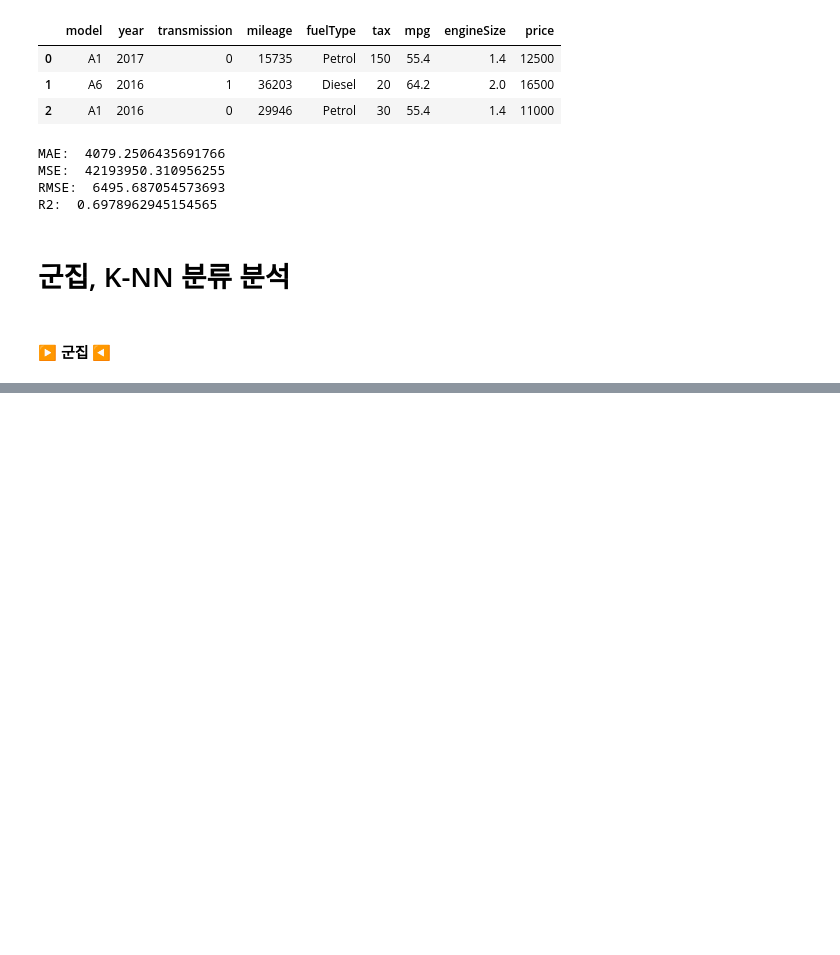
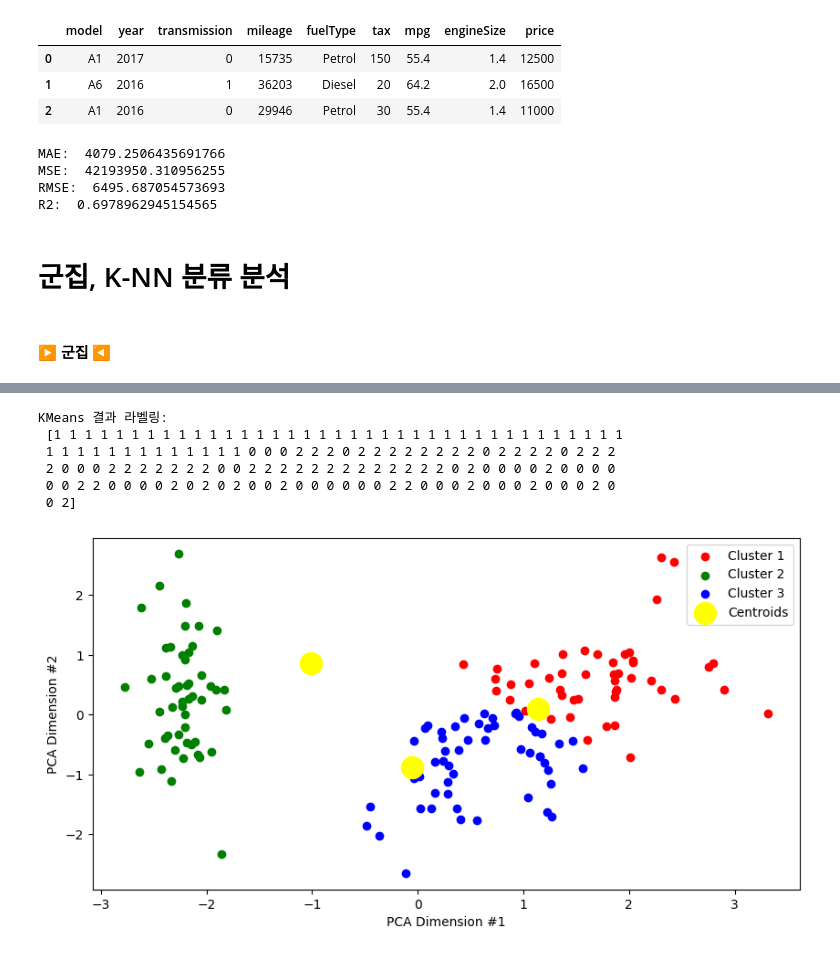
Before and after one commit to chickengak/TIL, a Jupyter notebook: dev-journey/big-data/myPractice-bbg.ipynb, the cells around one changed output, grey strips where cells are left out. Saved outputs shown, nothing was run; the diff lists cells and outputs as text; code cells hidden in the pictures; blank space fills up the shorter version.

```diff
--- a/dev-journey/big-data/myPractice-bbg.ipynb
+++ b/dev-journey/big-data/myPractice-bbg.ipynb
@@ -1305,0 +1358,37 @@ R2:  0.6978962945154565
+# %%
+### 비계층적 군집분석 - K-Means Clustering K-평균 군집
+from sklearn.datasets import load_iris
+from sklearn.preprocessing import StandardScaler
+from sklearn.cluster import KMeans
+from sklearn.decomposition import PCA
+
+iris = load_iris()
+iris_X = pd.DataFrame(iris['data'], columns=iris['feature_names'])
+iris_Y = pd.DataFrame(iris['target'], columns=['target']).apply(lambda x: iris['target_names'][x])
+
+scaler = StandardScaler()
+iris_X_scaled = scaler.fit_transform(iris_X)
+
+pca = PCA(2)    # 주성분분석. n_components=2
+xpca = pca.fit_transform(iris_X_scaled)
+
+model = KMeans(3, random_state=42)  # 군집 수 3으로 설정. n_clusters=3
+model.fit(iris_X_scaled)
+
+labels = model.labels_
+print('KMeans 결과 라벨링: \n', labels)
+
+plt.figure(figsize=(10, 5))
+colors = ['red', 'green', 'blue']
+for i in range(3):
+    plt.scatter(xpca[labels == i, 0], xpca[labels == i, 1], c=colors[i], label=f"Cluster {i+1}")
+plt.scatter(model.cluster_centers_[:,0], model.cluster_centers_[:,1], s=300, c='yellow', label='Centroids')
+plt.xlabel('PCA Dimension #1'); plt.ylabel('PCA Dimension #2'); plt.legend(); plt.show()
+# %% [output]
+KMeans 결과 라벨링:
+ [1 1 1 1 1 1 1 1 1 1 1 1 1 1 1 1 1 1 1 1 1 1 1 1 1 1 1 1 1 1 1 1 1 1 1 1 1
+ 1 1 1 1 1 1 1 1 1 1 1 1 1 0 0 0 2 2 2 0 2 2 2 2 2 2 2 2 0 2 2 2 2 0 2 2 2
+ 2 0 0 0 2 2 2 2 2 2 2 0 0 2 2 2 2 2 2 2 2 2 2 2 2 2 0 2 0 0 0 0 2 0 0 0 0
+ 0 0 2 2 0 0 0 0 2 0 2 0 2 0 0 2 0 0 0 0 0 0 2 2 0 0 0 2 0 0 0 2 0 0 0 2 0
+ 0 2]
+[figure, added]
```
Also changed, not shown: parts of 16 cells of this notebook.
